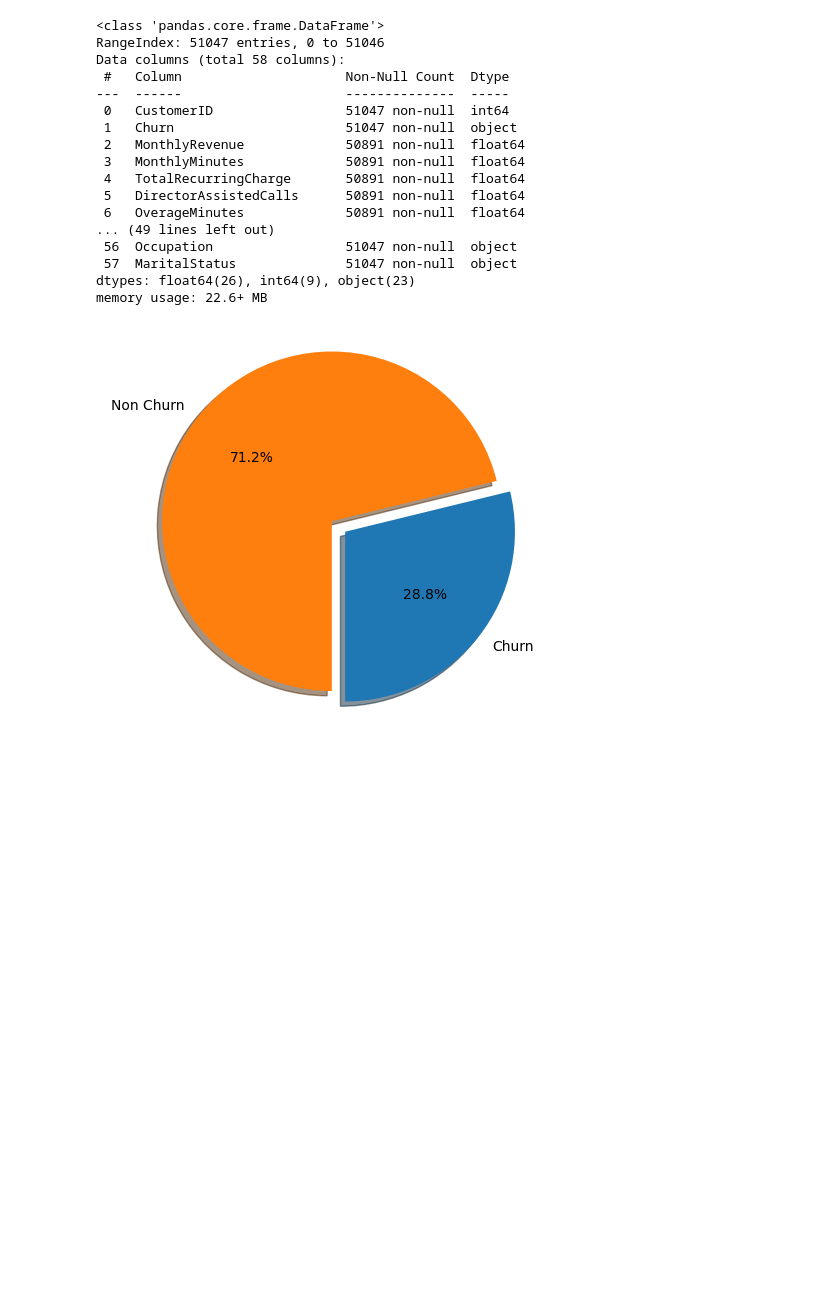
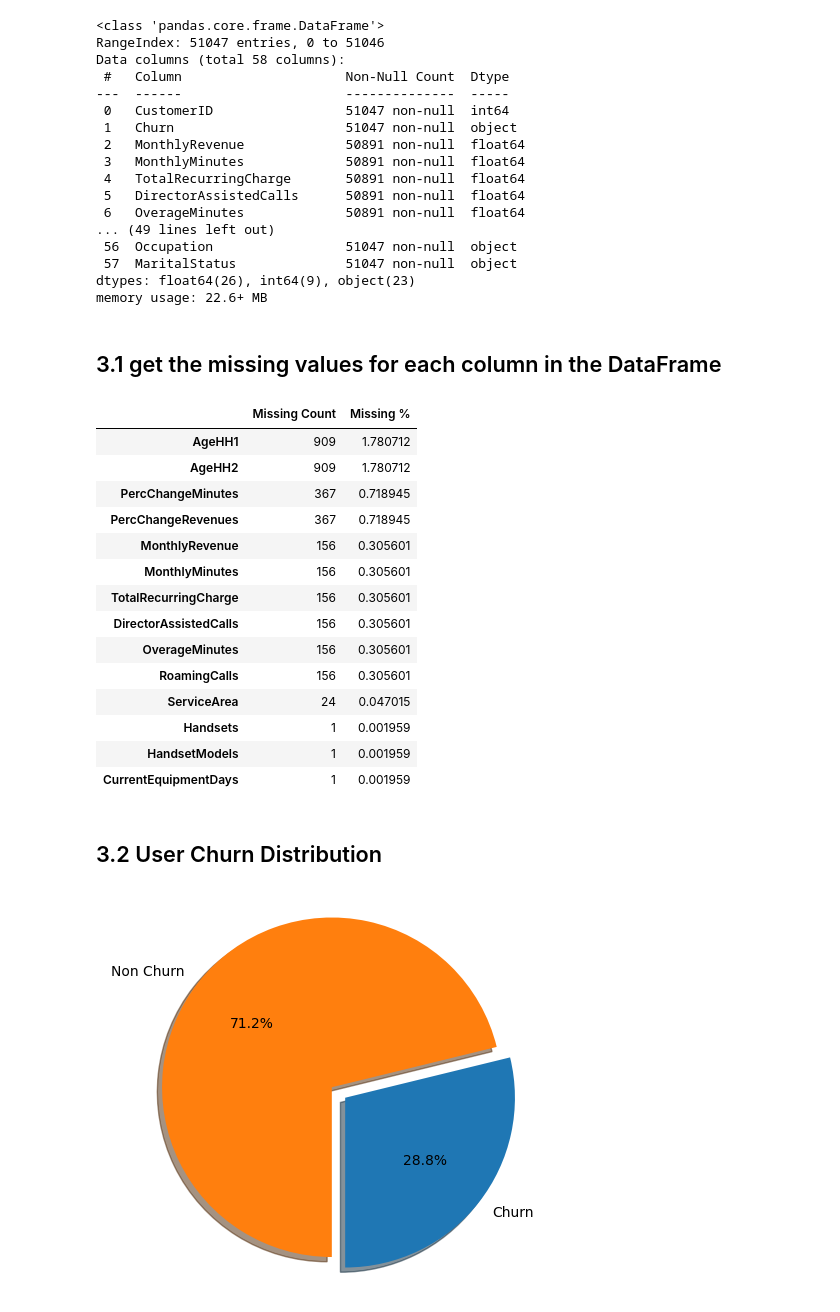
Before and after one commit to jycwy/MLOPs_zoomcamp_project, a Jupyter notebook: src/model training/data_eda.ipynb, the cells around one changed output. Saved outputs shown, nothing was run; the diff lists cells and outputs as text; code cells hidden in the pictures; blank space fills up the shorter version.

```diff
--- a/src/model training/data_eda.ipynb
+++ b/src/model training/data_eda.ipynb
@@ -57,6 +58,34 @@ Data columns (total 58 columns):
  57  MaritalStatus              51047 non-null  object
 dtypes: float64(26), int64(9), object(23)
 memory usage: 22.6+ MB
+# %% [markdown]
+## 3.1 get the missing values for each column in the DataFrame
+# %%
+missing_summary = pd.DataFrame({
+    'Missing Count': train_df.isnull().sum(),
+    'Missing %': (train_df.isnull().sum() / len(train_df)) * 100
+})
+missing_summary = missing_summary[missing_summary['Missing Count'] > 0]  # optional: filter out non-missing
+missing_summary = missing_summary.sort_values(by='Missing %', ascending=False)
+missing_summary
+# %% [output]
+|  | Missing Count | Missing % |
+| AgeHH1 | 909 | 1.780712 |
+| AgeHH2 | 909 | 1.780712 |
+| PercChangeMinutes | 367 | 0.718945 |
+| PercChangeRevenues | 367 | 0.718945 |
+| MonthlyRevenue | 156 | 0.305601 |
+| MonthlyMinutes | 156 | 0.305601 |
+| TotalRecurringCharge | 156 | 0.305601 |
+| DirectorAssistedCalls | 156 | 0.305601 |
+| OverageMinutes | 156 | 0.305601 |
+| RoamingCalls | 156 | 0.305601 |
+| ServiceArea | 24 | 0.047015 |
+| Handsets | 1 | 0.001959 |
+| HandsetModels | 1 | 0.001959 |
+| CurrentEquipmentDays | 1 | 0.001959 |
+# %% [markdown]
+## 3.2 User Churn Distribution
 # %%
 churn=train_df[train_df['Churn']=='Yes'].shape[0]
 non_churn= train_df[train_df['Churn']=='No'].shape[0]
```
Also changed, not shown: parts of 11 cells of this notebook, 2 other files.
